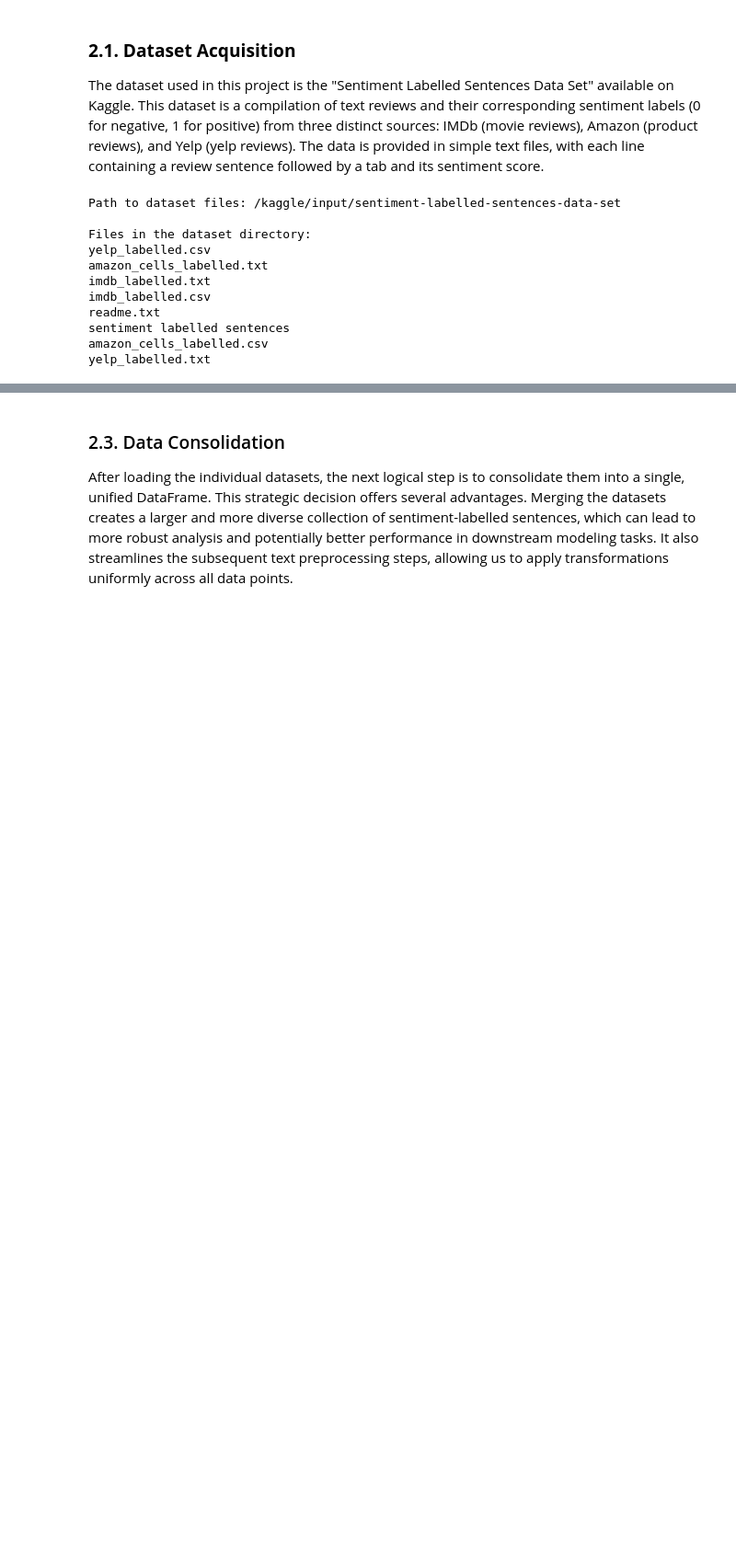
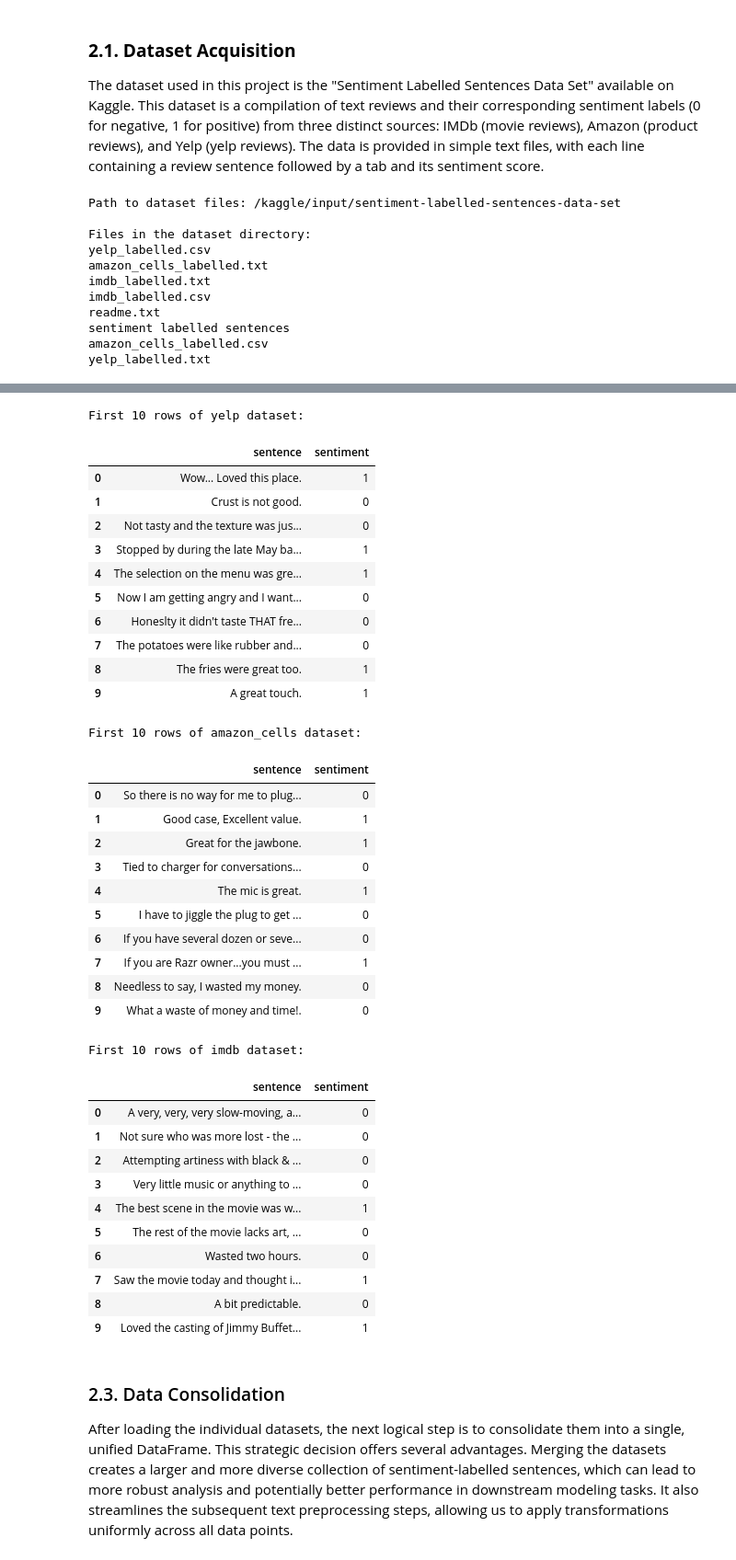
Before and after one commit to LatiefDataVisionary/sentiment-analysis-text-processing-bisa-ai, a Jupyter notebook: notebook/notebook.ipynb, the cells around one changed output, grey strips where cells are left out. Shown at 92% size. Cells and saved outputs as stored; diff of their text form; code cells hidden in the pictures; blank space fills up the shorter version.

Commit message:
2.2. Loading Individual Datasets

```diff
--- a/notebook/notebook.ipynb
+++ b/notebook/notebook.ipynb
@@ -272,2 +272,55 @@ yelp_labelled.txt
 
 In this step, we will load the three individual text files (`imdb_labelled.txt`, `amazon_cells_labelled.txt`, and `yelp_labelled.txt`) into separate Pandas DataFrames. Since these files are tab-separated and lack a header row, we will specify the separator as `\t` and set `header=None` during the loading process. We will also manually assign meaningful column names, such as 'sentence' for the text and 'sentiment' for the label, to enhance clarity and usability.
+# %%
+# Define the file names
+file_names = ["yelp_labelled.txt", "amazon_cells_labelled.txt", "imdb_labelled.txt"]
+dfs = {}
+
+# Load each file into a pandas DataFrame
+for file_name in file_names:
+    file_path = os.path.join(path, "sentiment labelled sentences", file_name)
+    # Assuming the files are tab-separated and have no header, assign column names
+    df_name = file_name.replace("_labelled.txt", "") # Create a clean name for the dictionary key
+    dfs[df_name] = pd.read_csv(file_path, sep="\t", header=None, names=["sentence", "sentiment"])
+
+# Display the first few rows of each DataFrame to verify loading
+for name, df in dfs.items():
+    print(f"\nFirst 10 rows of {name} dataset:")
+    display(df.head(10))
+# %% [output]
+First 10 rows of yelp dataset:
+|  | sentence | sentiment |
+| 0 | Wow... Loved this place. | 1 |
+| 1 | Crust is not good. | 0 |
+| 2 | Not tasty and the texture was jus... | 0 |
+| 3 | Stopped by during the late May ba... | 1 |
+| 4 | The selection on the menu was gre... | 1 |
+| 5 | Now I am getting angry and I want... | 0 |
+| 6 | Honeslty it didn't taste THAT fre... | 0 |
+| 7 | The potatoes were like rubber and... | 0 |
+| 8 | The fries were great too. | 1 |
+| 9 | A great touch. | 1 |
+First 10 rows of amazon_cells dataset:
+|  | sentence | sentiment |
+| 0 | So there is no way for me to plug... | 0 |
+| 1 | Good case, Excellent value. | 1 |
+| 2 | Great for the jawbone. | 1 |
+| 3 | Tied to charger for conversations... | 0 |
+| 4 | The mic is great. | 1 |
+| 5 | I have to jiggle the plug to get ... | 0 |
+| 6 | If you have several dozen or seve... | 0 |
+| 7 | If you are Razr owner...you must ... | 1 |
+| 8 | Needless to say, I wasted my money. | 0 |
+| 9 | What a waste of money and time!. | 0 |
+First 10 rows of imdb dataset:
+|  | sentence | sentiment |
+| 0 | A very, very, very slow-moving, a... | 0 |
+| 1 | Not sure who was more lost - the ... | 0 |
+| 2 | Attempting artiness with black & ... | 0 |
+| 3 | Very little music or anything to ... | 0 |
+| 4 | The best scene in the movie was w... | 1 |
+| 5 | The rest of the movie lacks art, ... | 0 |
+| 6 | Wasted two hours. | 0 |
+| 7 | Saw the movie today and thought i... | 1 |
+| 8 | A bit predictable. | 0 |
+| 9 | Loved the casting of Jimmy Buffet... | 1 |
```
Also changed, not shown: parts of 2 cells of this notebook.
